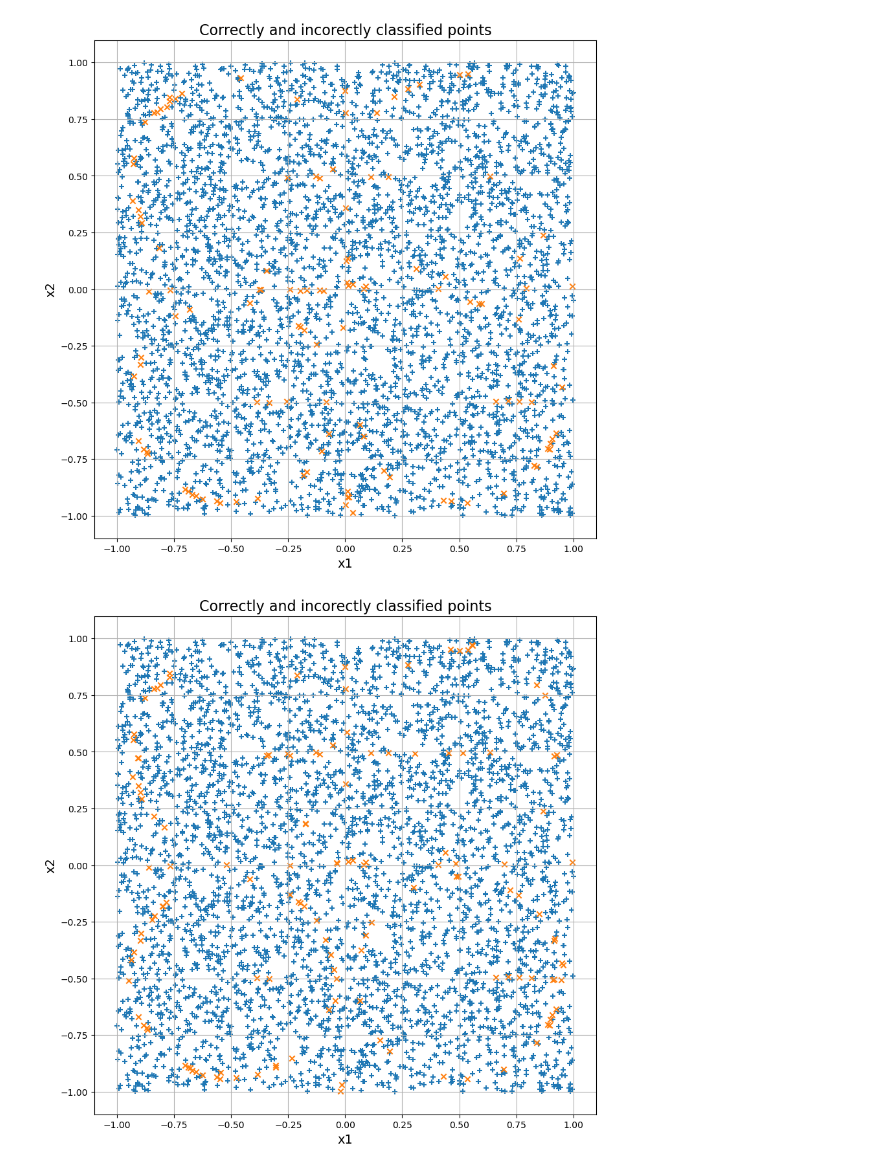
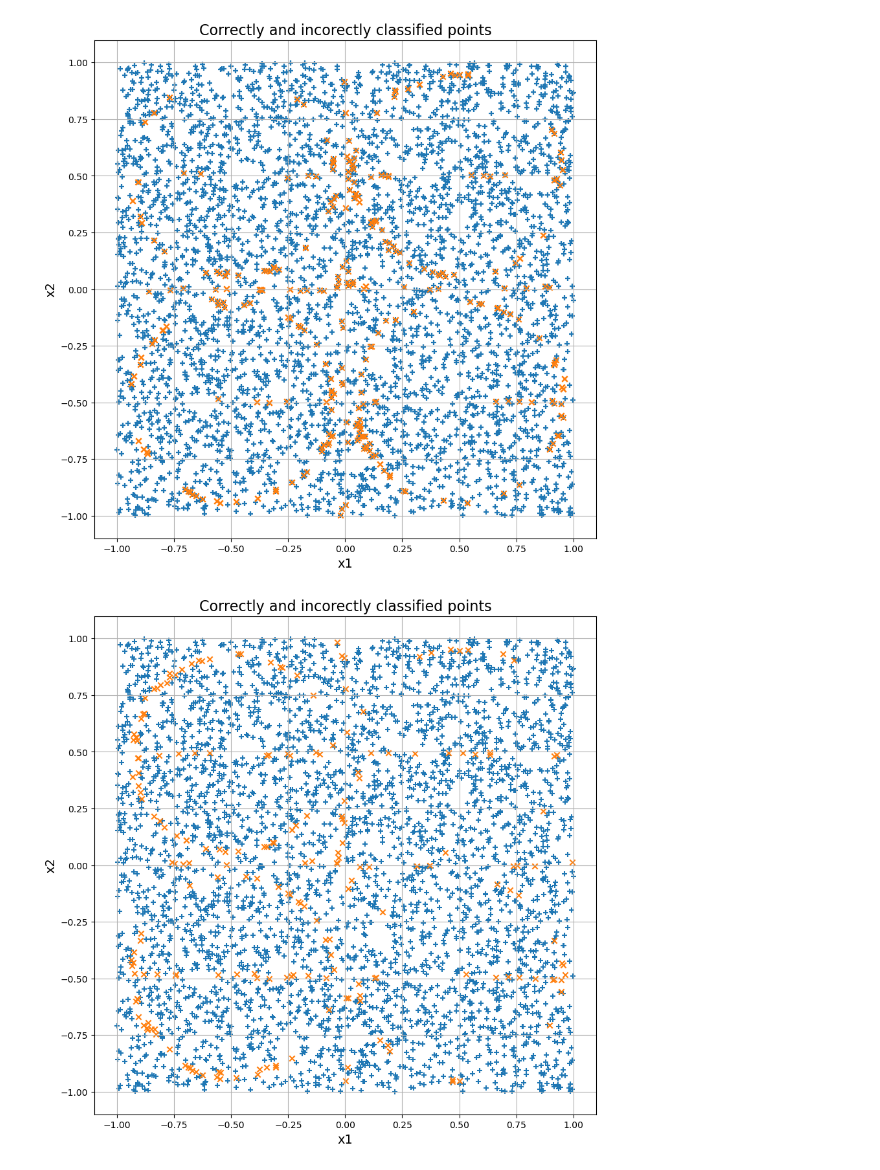
Before and after one commit to stefanosGerschKoutsogiannis/Computational-Intelligence-Assignments, a Jupyter notebook: MLP-Results.ipynb, the cells around one changed output. Cells and saved outputs as stored; diff of their text form; code cells hidden in the pictures.

```diff
--- a/MLP-Results.ipynb
+++ b/MLP-Results.ipynb
@@ -17,16 +17,16 @@ def plot_data(data, filename):
     plt.savefig(f"output/networks/plots/{filename}")
     plt.show()
 # %%
-best_model2_data = pd.read_csv("output/networks/prediction_results_model2.csv", names=["x1","x2","correct"])
+best_model2_data = pd.read_csv("output/networks/model2_predictions.csv", names=["x1","x2","correct"])
 
 plot_data(best_model2_data, "accuracy_model2.png")
 # %% [output]
-[figure, old version]
+[figure, new version]
 # %%
-best_model3_data = pd.read_csv("output/networks/prediction_results_model3.csv", names=["x1","x2","correct"])
+best_model3_data = pd.read_csv("output/networks/model3_predictions.csv", names=["x1","x2","correct"])
 plot_data(best_model3_data, "accuracy_model3.png")
 # %% [output]
-[figure, old version]
+[figure, new version]
 # %%
 table_model2 = pd.read_csv("output/networks/model2_parameters_performance.csv")
 table_model2
```
Also changed, not shown: parts of 4 cells of this notebook, 13 other files.
